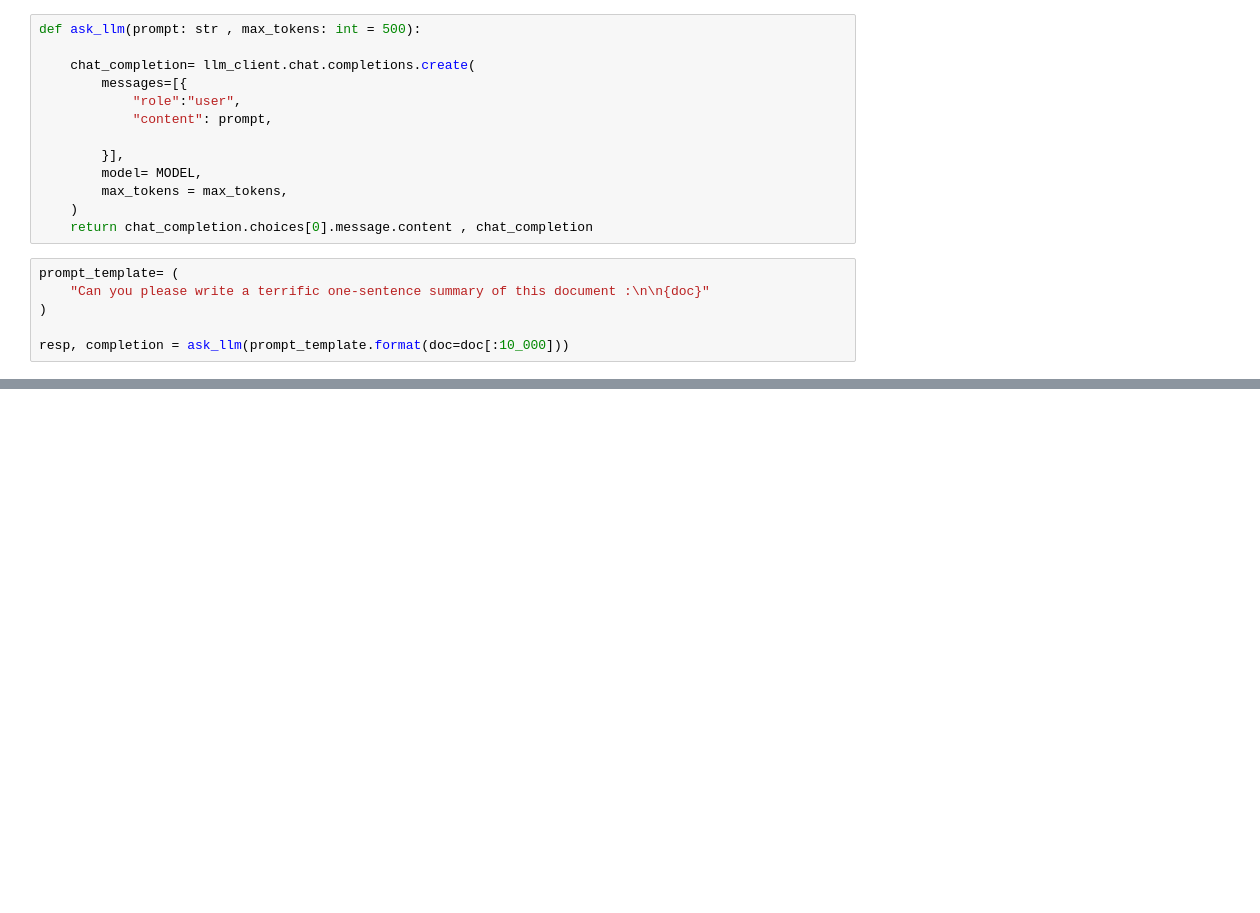
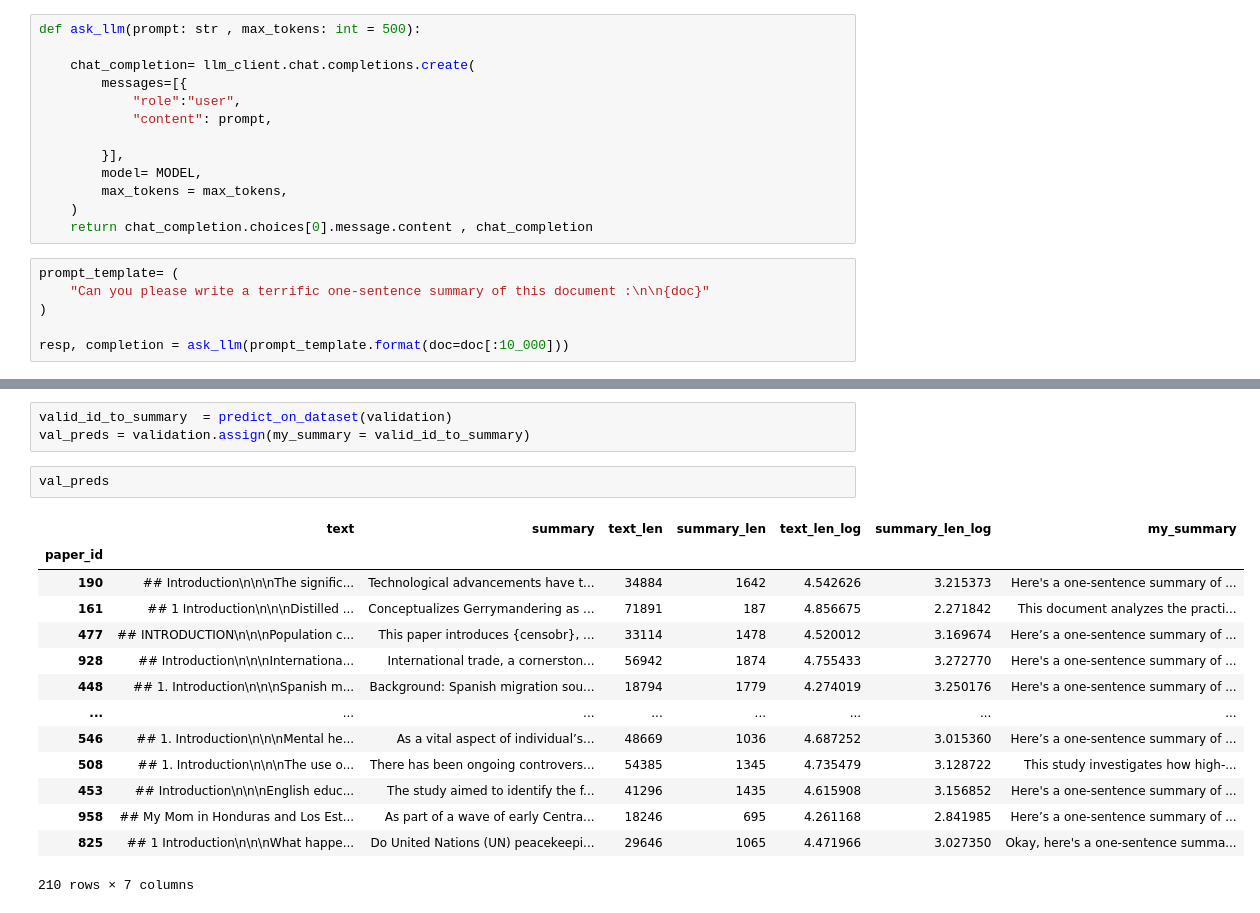
Before and after one commit to adam04-D/Getting-started-with-LLM-s-Document-Summarization, a Jupyter notebook: main..ipynb, the cells around one changed output, grey strips where cells are left out. Cells and saved outputs as stored; diff of their text form; blank space fills up the shorter version.

```diff
--- a/main..ipynb
+++ b/main..ipynb
@@ -347,0 +393,20 @@ diverse locations across the country.**
+# %%
+valid_id_to_summary  = predict_on_dataset(validation)
+val_preds = validation.assign(my_summary = valid_id_to_summary)
+# %%
+val_preds
+# %% [output]
+|  | text | summary | text_len | summary_len | text_len_log | summary_len_log | my_summary |
+| paper_id |  |  |  |  |  |  |  |
+| 190 | ## Introduction\n\n\nThe signific... | Technological advancements have t... | 34884 | 1642 | 4.542626 | 3.215373 | Here's a one-sentence summary of ... |
+| 161 | ## 1 Introduction\n\n\nDistilled ... | Conceptualizes Gerrymandering as ... | 71891 | 187 | 4.856675 | 2.271842 | This document analyzes the practi... |
+| 477 | ## INTRODUCTION\n\n\nPopulation c... | This paper introduces {censobr}, ... | 33114 | 1478 | 4.520012 | 3.169674 | Here’s a one-sentence summary of ... |
+| 928 | ## Introduction\n\n\nInternationa... | International trade, a cornerston... | 56942 | 1874 | 4.755433 | 3.272770 | Here's a one-sentence summary of ... |
+| 448 | ## 1. Introduction\n\n\nSpanish m... | Background: Spanish migration sou... | 18794 | 1779 | 4.274019 | 3.250176 | Here's a one-sentence summary of ... |
+| ... | ... | ... | ... | ... | ... | ... | ... |
+| 546 | ## 1. Introduction\n\n\nMental he... | As a vital aspect of individual’s... | 48669 | 1036 | 4.687252 | 3.015360 | Here’s a one-sentence summary of ... |
+| 508 | ## 1. Introduction\n\n\nThe use o... | There has been ongoing controvers... | 54385 | 1345 | 4.735479 | 3.128722 | This study investigates how high-... |
+| 453 | ## Introduction\n\n\nEnglish educ... | The study aimed to identify the f... | 41296 | 1435 | 4.615908 | 3.156852 | Here's a one-sentence summary of ... |
+| 958 | ## My Mom in Honduras and Los Est... | As part of a wave of early Centra... | 18246 | 695 | 4.261168 | 2.841985 | Here’s a one-sentence summary of ... |
+| 825 | ## 1 Introduction\n\n\nWhat happe... | Do United Nations (UN) peacekeepi... | 29646 | 1065 | 4.471966 | 3.027350 | Okay, here's a one-sentence summa... |
+210 rows × 7 columns
```
Also changed, not shown: parts of 5 cells of this notebook.
